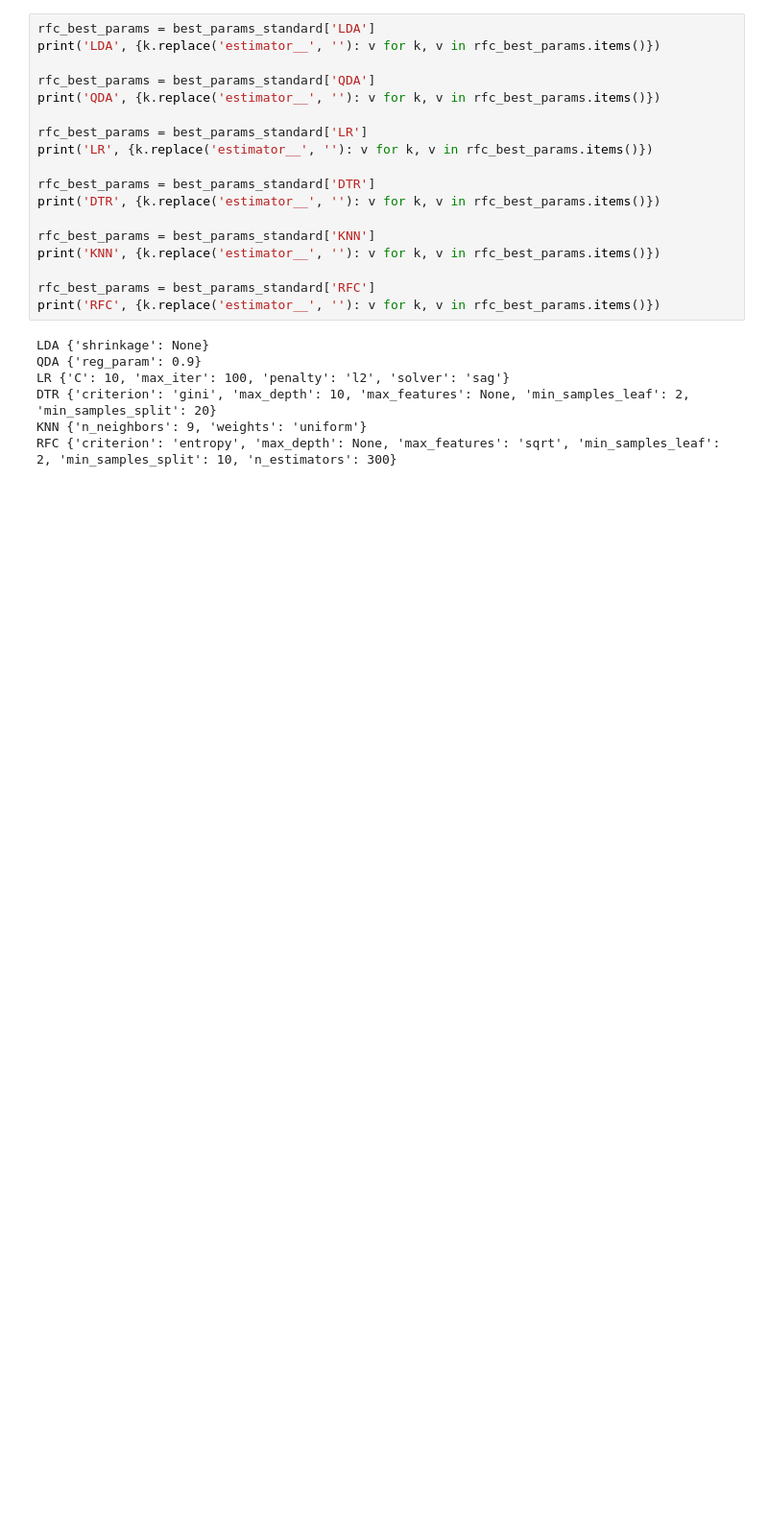
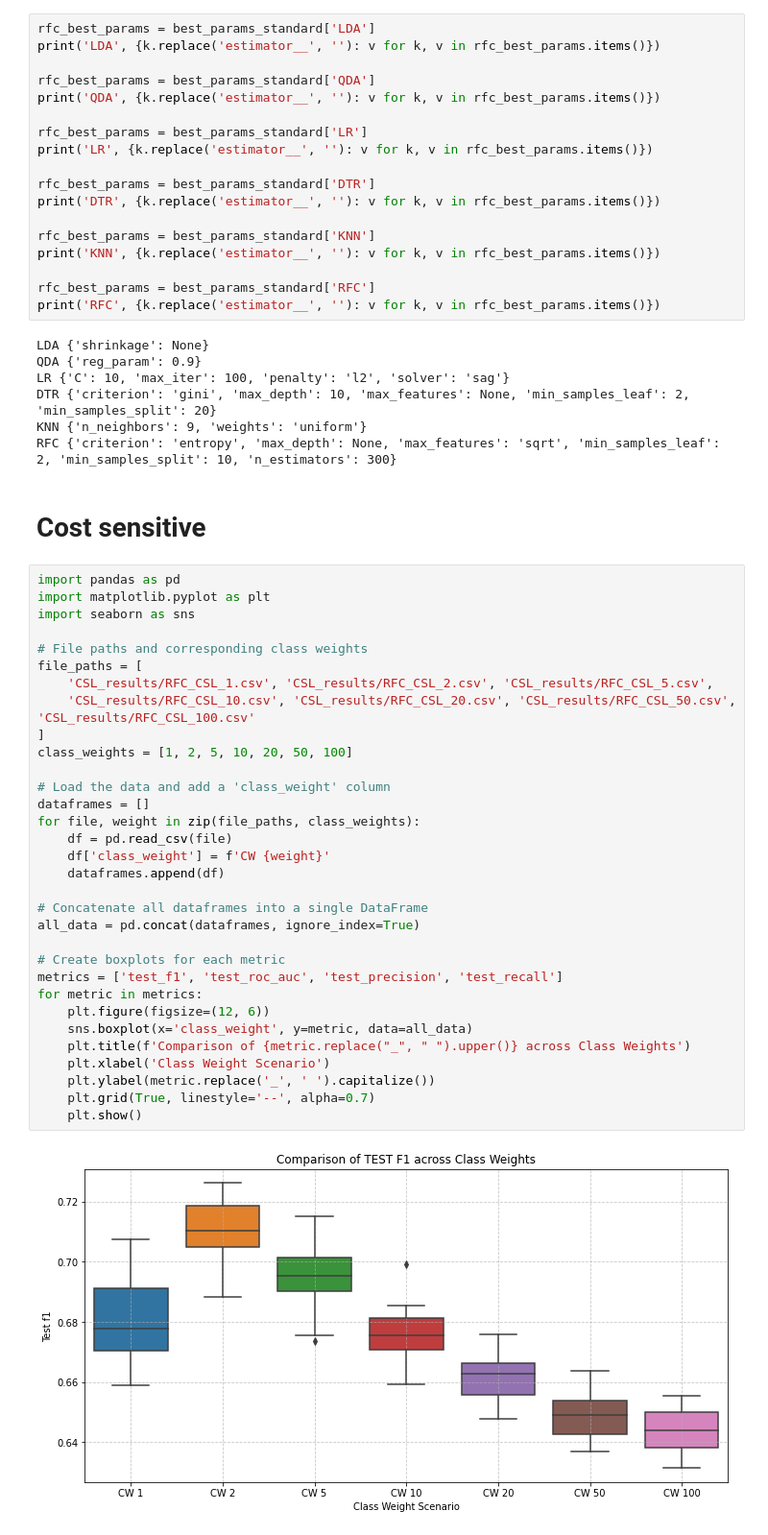
Before and after one commit to Paulina-Iwach/Data_Mining_Project, a Jupyter notebook: classification.ipynb, the cells around one changed output. Shown at 96% size. Saved outputs shown, nothing was run; the diff lists cells and outputs as text; blank space fills up the shorter version.

```diff
--- a/classification.ipynb
+++ b/classification.ipynb
@@ -714,3 +714,39 @@ LR {'C': 10, 'max_iter': 100, 'penalty': 'l2', 'solver': 'sag'}
 DTR {'criterion': 'gini', 'max_depth': 10, 'max_features': None, 'min_samples_leaf': 2, 'min_samples_split': 20}
 KNN {'n_neighbors': 9, 'weights': 'uniform'}
 RFC {'criterion': 'entropy', 'max_depth': None, 'max_features': 'sqrt', 'min_samples_leaf': 2, 'min_samples_split': 10, 'n_estimators': 300}
+# %% [markdown]
+# Cost sensitive
+# %%
+import pandas as pd
+import matplotlib.pyplot as plt
+import seaborn as sns
+
+# File paths and corresponding class weights
+file_paths = [
+    'CSL_results/RFC_CSL_1.csv', 'CSL_results/RFC_CSL_2.csv', 'CSL_results/RFC_CSL_5.csv',
+    'CSL_results/RFC_CSL_10.csv', 'CSL_results/RFC_CSL_20.csv', 'CSL_results/RFC_CSL_50.csv', 'CSL_results/RFC_CSL_100.csv'
+]
+class_weights = [1, 2, 5, 10, 20, 50, 100]
+
+# Load the data and add a 'class_weight' column
+dataframes = []
+for file, weight in zip(file_paths, class_weights):
+    df = pd.read_csv(file)
+    df['class_weight'] = f'CW {weight}'
+    dataframes.append(df)
+
+# Concatenate all dataframes into a single DataFrame
+all_data = pd.concat(dataframes, ignore_index=True)
+
+# Create boxplots for each metric
+metrics = ['test_f1', 'test_roc_auc', 'test_precision', 'test_recall']
+for metric in metrics:
+    plt.figure(figsize=(12, 6))
+    sns.boxplot(x='class_weight', y=metric, data=all_data)
+    plt.title(f'Comparison of {metric.replace("_", " ").upper()} across Class Weights')
+    plt.xlabel('Class Weight Scenario')
+    plt.ylabel(metric.replace('_', ' ').capitalize())
+    plt.grid(True, linestyle='--', alpha=0.7)
+    plt.show()
+# %% [output]
+[figure, added]
```
Also changed, not shown: parts of 1 cell of this notebook.
